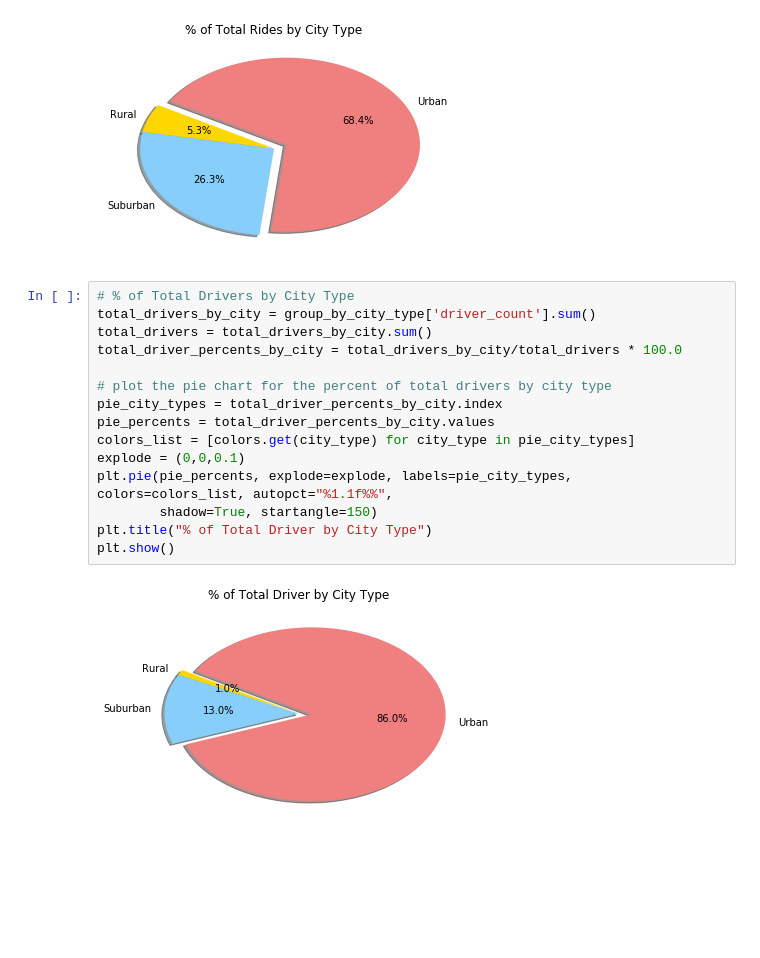
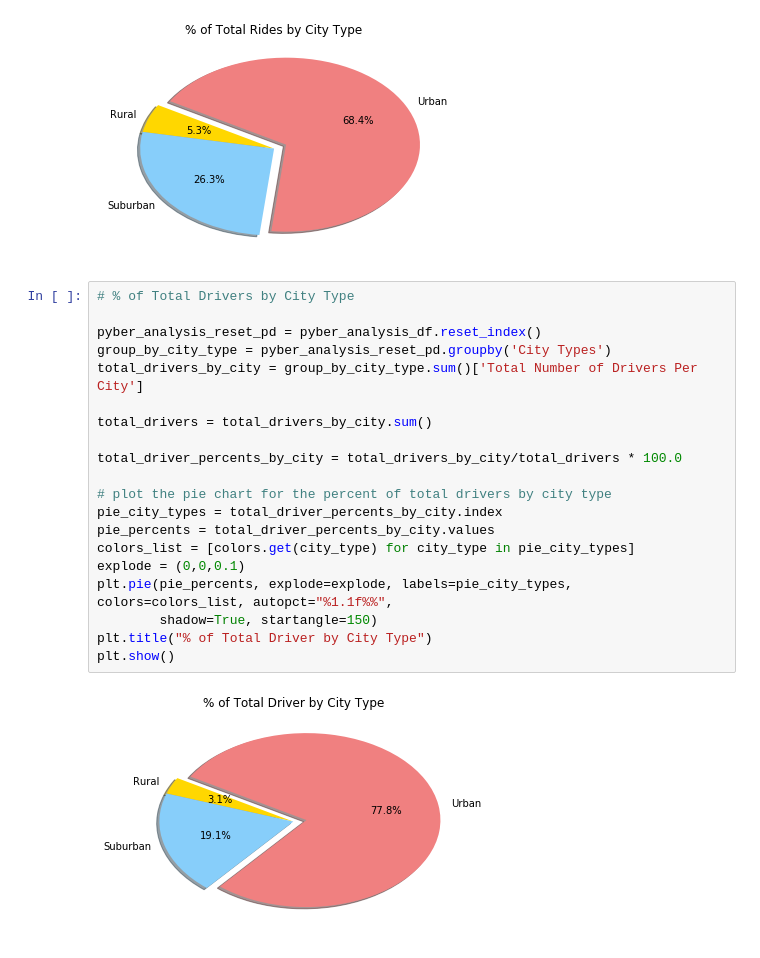
Before and after one commit to krashilili/HW5-Matplotlib, a Jupyter notebook: Pyber/Pyber_sloved.ipynb, the cells around one changed output. Drawn from its saved outputs; the diff is of its cells as text; blank space fills up the shorter version.

```diff
--- a/Pyber/Pyber_sloved.ipynb
+++ b/Pyber/Pyber_sloved.ipynb
@@ -143,18 +185,23 @@ plt.show()
 [figure]
 # %%
 # % of Total Drivers by City Type
-total_drivers_by_city = group_by_city_type['driver_count'].sum()
+
+pyber_analysis_reset_pd = pyber_analysis_df.reset_index()
+group_by_city_type = pyber_analysis_reset_pd.groupby('City Types')
+total_drivers_by_city = group_by_city_type.sum()['Total Number of Drivers Per City']
+
 total_drivers = total_drivers_by_city.sum()
+
 total_driver_percents_by_city = total_drivers_by_city/total_drivers * 100.0
 
 # plot the pie chart for the percent of total drivers by city type
 pie_city_types = total_driver_percents_by_city.index
 pie_percents = total_driver_percents_by_city.values
 colors_list = [colors.get(city_type) for city_type in pie_city_types]
 explode = (0,0,0.1)
 plt.pie(pie_percents, explode=explode, labels=pie_city_types, colors=colors_list, autopct="%1.1f%%",
         shadow=True, startangle=150)
 plt.title("% of Total Driver by City Type")
 plt.show()
 # %% [output]
-[figure, old version]
+[figure, new version]
```
Also changed, not shown: parts of 5 cells of this notebook, 3 other files.
